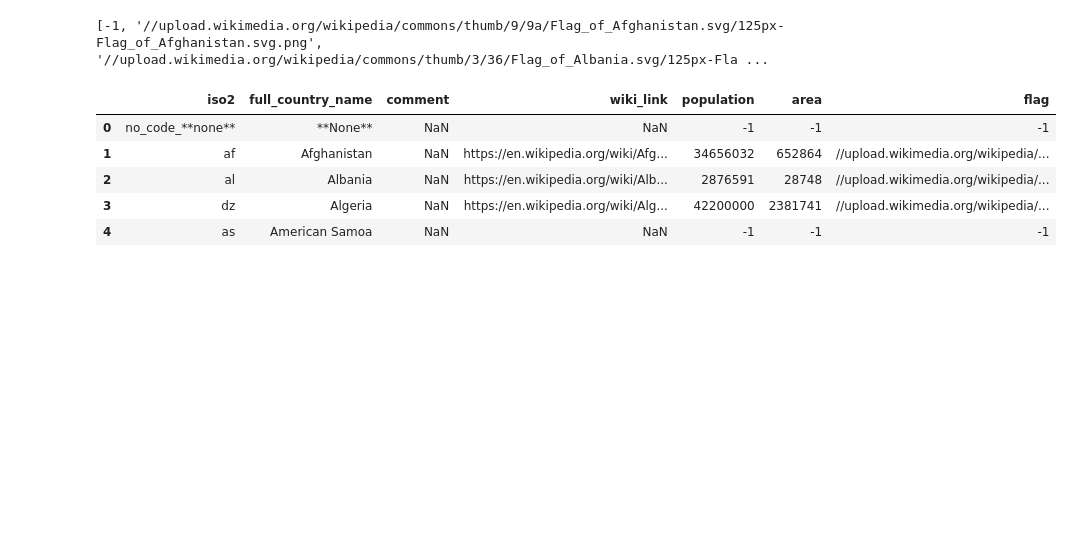
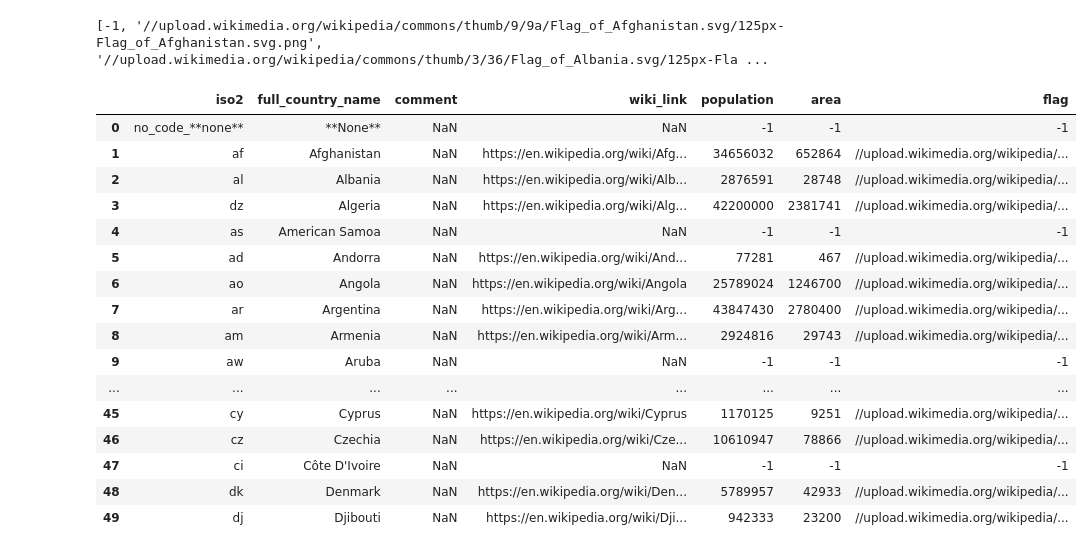
Before and after one commit to vaal12/FDA-clinical-studies-review, a Jupyter notebook: WikiParsing for Area and Population.ipynb, the cells around one changed output. Saved outputs shown, nothing was run; the diff lists cells and outputs as text; code cells hidden in the pictures; blank space fills up the shorter version.

```diff
--- a/WikiParsing for Area and Population.ipynb
+++ b/WikiParsing for Area and Population.ipynb
@@ -2,6 +2,6 @@
 import pandas as pd
 import numpy as np
 # %%
-countries_codes = pd.DataFrame.from_csv(r"c:\Dev\05. Jupyter\2. FDA countries clean\csv\countries_codes_curated_1Nov.csv")
+countries_codes = pd.DataFrame.from_csv(r"c:\Dev\05. Jupyter\2. FDA countries clean\csv\countries_codes_area_2Nov.csv")
 countries_codes.head()
 # %% [output]
@@ -45,4 +45,14 @@ def getPage(page_url, BASE_PATH, time_to_sleep_before_network = 10):
     f.write(r.text)
     f.close()
     return r.text
+# %%
+import re
+def matchForLeadingNumber(str_to_match):
+    #Matching against area_text
+    matchObj = re.search( r'([\d,]{1,})', str_to_match)#, re.M|re.I)
+
+    if matchObj:
+        return int(matchObj.group().replace(",", ""))
+    else:
+        return -1
 # %%
@@ -233,30 +193,17 @@ print(result_population_array)
 # %%
 def parsePageForFlagLink(pageLink):
     page_content = getPage(pageLink, "c:\\Dev\\05. Jupyter\\2. FDA countries clean\\", 10)
-#     print(page_content)
     soup = BeautifulSoup(page_content)
     rows = soup.select(".infobox")
 
     flag_text_a = rows[0].select("tr > td > div > div > div > a")
-#     print(flag_text_a)
     flag_link = "999"
     for flag in flag_text_a:
-#         print("")
-#         print("")
-#         print("")
-#         print(flag)
         found = False
-#         if len(flag_text_a) > 0:
         if flag.text.lower() == "flag":
             flag_link = flag.parent.parent.select("div > a > img")[0].attrs["src"]
-#             print(flag_link)
-#             print(flag.parent.parent.previous_sibling.find("a > img"))
-#             flag_link = flag.parent.parent.previous_sibling.find("a > img")
-#             print(flag_link)
             found = True
-
-
-
+            break
     return flag_link #This is abnormal return, but it should prevent None in resulting list
-
-# parsePageForFlagLink("https://en.wikipedia.org/wiki/Afghanistan")
+#Test routine
+parsePageForFlagLink("https://en.wikipedia.org/wiki/Afghanistan")
@@ -298,17 +248,28 @@ print(result_flag_array)
 # %%
 countries_codes["area"]=np.array(result_areas_array).astype(int)
 countries_codes["population"]=np.array(result_population_array).astype(int)
 countries_codes["flag"] = result_flag_array
-countries_codes.head()
+countries_codes.head(50)
 # countries_codes.loc[countries_codes.full_country_name == "Qatar"].head()
 # countries_codes.loc[countries_codes.area.isnull()].head()
 # %% [output]
 |  | iso2 | full_country_name | comment | wiki_link | population | area | flag |
 | 0 | no_code_**none** | **None** | NaN | NaN | -1 | -1 | -1 |
 | 1 | af | Afghanistan | NaN | https://en.wikipedia.org/wiki/Afg... | 34656032 | 652864 | //upload.wikimedia.org/wikipedia/... |
 | 2 | al | Albania | NaN | https://en.wikipedia.org/wiki/Alb... | 2876591 | 28748 | //upload.wikimedia.org/wikipedia/... |
 | 3 | dz | Algeria | NaN | https://en.wikipedia.org/wiki/Alg... | 42200000 | 2381741 | //upload.wikimedia.org/wikipedia/... |
 | 4 | as | American Samoa | NaN | NaN | -1 | -1 | -1 |
+| 5 | ad | Andorra | NaN | https://en.wikipedia.org/wiki/And... | 77281 | 467 | //upload.wikimedia.org/wikipedia/... |
+| 6 | ao | Angola | NaN | https://en.wikipedia.org/wiki/Angola | 25789024 | 1246700 | //upload.wikimedia.org/wikipedia/... |
+| 7 | ar | Argentina | NaN | https://en.wikipedia.org/wiki/Arg... | 43847430 | 2780400 | //upload.wikimedia.org/wikipedia/... |
+| 8 | am | Armenia | NaN | https://en.wikipedia.org/wiki/Arm... | 2924816 | 29743 | //upload.wikimedia.org/wikipedia/... |
+| 9 | aw | Aruba | NaN | NaN | -1 | -1 | -1 |
+| ... | ... | ... | ... | ... | ... | ... | ... |
+| 45 | cy | Cyprus | NaN | https://en.wikipedia.org/wiki/Cyprus | 1170125 | 9251 | //upload.wikimedia.org/wikipedia/... |
+| 46 | cz | Czechia | NaN | https://en.wikipedia.org/wiki/Cze... | 10610947 | 78866 | //upload.wikimedia.org/wikipedia/... |
+| 47 | ci | Côte D'Ivoire | NaN | NaN | -1 | -1 | -1 |
+| 48 | dk | Denmark | NaN | https://en.wikipedia.org/wiki/Den... | 5789957 | 42933 | //upload.wikimedia.org/wikipedia/... |
+| 49 | dj | Djibouti | NaN | https://en.wikipedia.org/wiki/Dji... | 942333 | 23200 | //upload.wikimedia.org/wikipedia/... |
 # %%
 from IPython.display import Audio
 sound_file = r"c:\Windows\media\Alarm01.wav"
```
Also changed, not shown: parts of 12 cells of this notebook, 5 other files.
